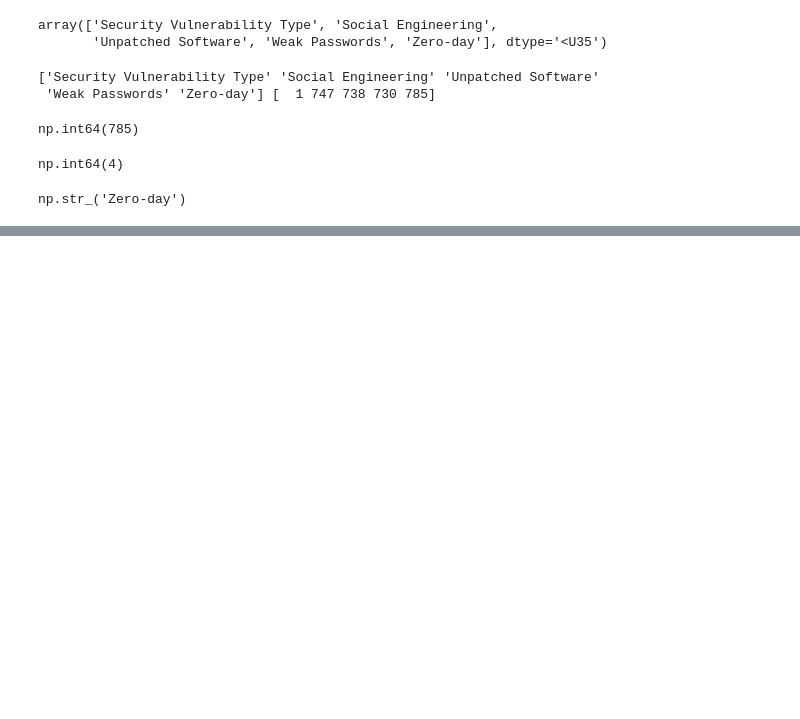
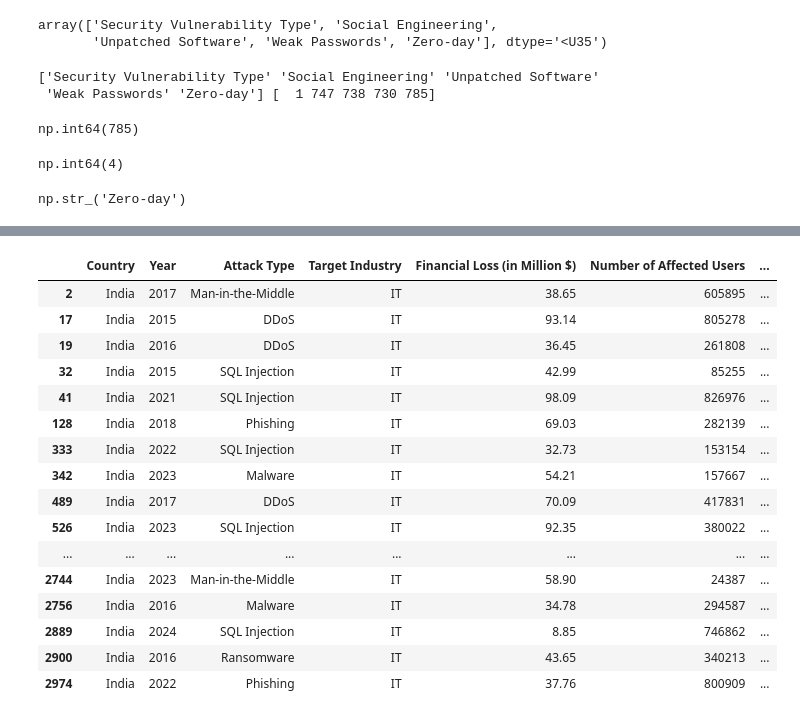
Before and after one commit to kingping77777/cyber-threat-log-analyzer, a Jupyter notebook: notebooks/exploration.ipynb, the cells around one changed output, grey strips where cells are left out. Cells and saved outputs as stored; diff of their text form; code cells hidden in the pictures; blank space fills up the shorter version.

```diff
--- a/notebooks/exploration.ipynb
+++ b/notebooks/exploration.ipynb
@@ -255,0 +500,14 @@ np.str_('Zero-day')
+# %%
+#Feature 4.4 — Risk Level
+def risk_level(loss):
+
+    if loss > 66:
+        return "High Risk"
+
+    elif loss > 33:
+        return "Medium Risk"
+
+    else:
+        return "Low Risk"
+# %%
+df["Risk Level"] = df["Financial Loss (in Million $)"].apply(risk_level)
@@ -255,0 +621,9 @@ np.str_('Zero-day')
+# %%
+#feature 6.4
+def loss_category(loss):
+
+    if loss > 50:
+        return "High Loss"
+
+    else:
+        return "Low Loss"
@@ -255,0 +638,2 @@ np.str_('Zero-day')
+# %%
+df["Loss Category"] = df["Financial Loss (in Million $)"].apply(loss_category)
@@ -255,0 +667,21 @@ np.str_('Zero-day')
+# %%
+#feature 7.2
+df[(df["Country"]=="India") & (df["Target Industry"]=="IT")]
+# %% [output]
+|  | Country | Year | Attack Type | Target Industry | Financial Loss (in Million $) | Number of Affected Users | ... |
+| 2 | India | 2017 | Man-in-the-Middle | IT | 38.65 | 605895 | ... |
+| 17 | India | 2015 | DDoS | IT | 93.14 | 805278 | ... |
+| 19 | India | 2016 | DDoS | IT | 36.45 | 261808 | ... |
+| 32 | India | 2015 | SQL Injection | IT | 42.99 | 85255 | ... |
+| 41 | India | 2021 | SQL Injection | IT | 98.09 | 826976 | ... |
+| 128 | India | 2018 | Phishing | IT | 69.03 | 282139 | ... |
+| 333 | India | 2022 | SQL Injection | IT | 32.73 | 153154 | ... |
+| 342 | India | 2023 | Malware | IT | 54.21 | 157667 | ... |
+| 489 | India | 2017 | DDoS | IT | 70.09 | 417831 | ... |
+| 526 | India | 2023 | SQL Injection | IT | 92.35 | 380022 | ... |
+| ... | ... | ... | ... | ... | ... | ... | ... |
+| 2744 | India | 2023 | Man-in-the-Middle | IT | 58.90 | 24387 | ... |
+| 2756 | India | 2016 | Malware | IT | 34.78 | 294587 | ... |
+| 2889 | India | 2024 | SQL Injection | IT | 8.85 | 746862 | ... |
+| 2900 | India | 2016 | Ransomware | IT | 43.65 | 340213 | ... |
+| 2974 | India | 2022 | Phishing | IT | 37.76 | 800909 | ... |
```
Also changed, not shown: parts of 44 cells of this notebook, 2 other files.
